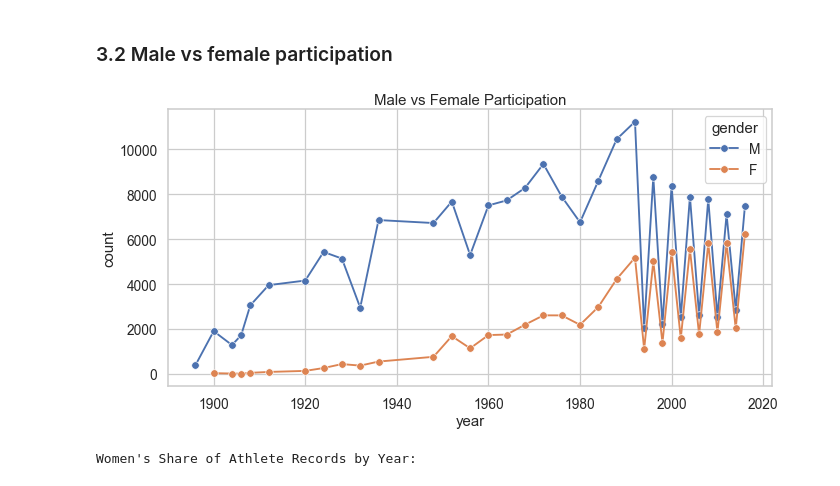
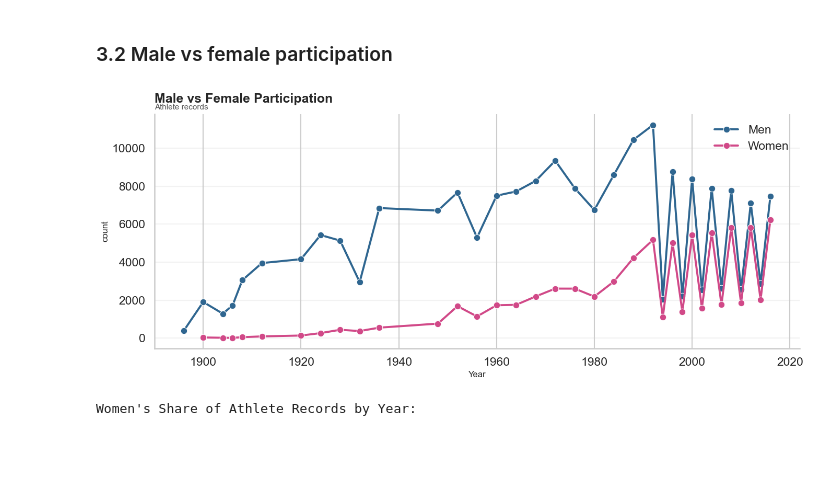
Before and after one commit to com-480-data-visualization/DataRizz, a Jupyter notebook: milestones/milestone1/eda.ipynb, the cells around one changed output. Saved outputs shown, nothing was run; the diff lists cells and outputs as text; code cells hidden in the pictures; blank space fills up the shorter version.

```diff
--- a/milestones/milestone1/eda.ipynb
+++ b/milestones/milestone1/eda.ipynb
@@ -95,14 +159,30 @@ plt.show()
 ### 3.2 Male vs female participation
 # %%
 gender_counts = olympics.groupby(["year","gender"]).size().reset_index(name="count")
+gender_counts["gender_label"] = gender_counts["gender"].map({"M": "Men", "F": "Women"})
 
-sns.lineplot(data=gender_counts, x="year", y="count", hue="gender", marker="o")
-
-plt.title("Male vs Female Participation")
-
+fig, ax = plt.subplots(figsize=(14, 6))
+sns.lineplot(
+    data=gender_counts,
+    x="year",
+    y="count",
+    hue="gender_label",
+    palette={"Men": PALETTES["gender"]["Men"], "Women": PALETTES["gender"]["Women"]},
+    linewidth=2.8,
+    marker="o",
+    ax=ax,
+)
+polish_axes(
+    ax,
+    "Male vs Female Participation",
+    "Athlete records",
+    "Year",
+)
+ax.legend(title="")
+plt.tight_layout()
 plt.show()
 # %% [output]
-[figure, old version]
+[figure, new version]
 # %%
 gender_time = olympics.groupby(["year", "gender"]).size().reset_index(name="count")
 
```
Also changed, not shown: parts of 19 cells of this notebook.
